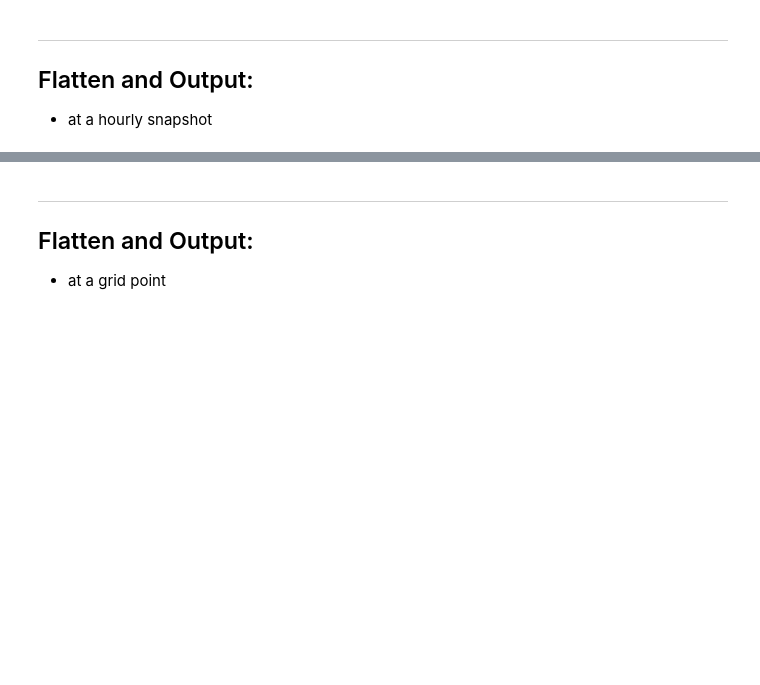
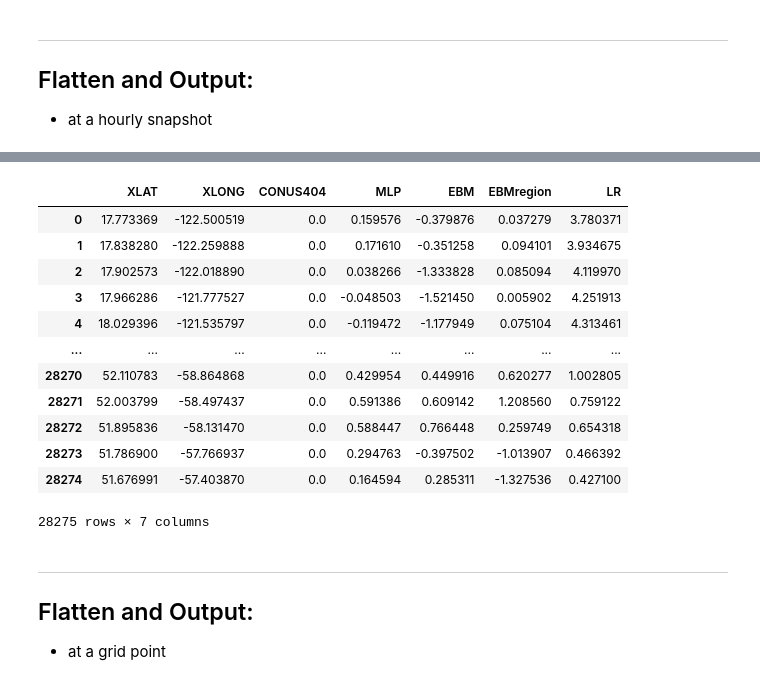
Before and after one commit to yuhungjui/paper_code_2026_WTAYLOR, a Jupyter notebook: output_model_eval.ipynb, the cells around one changed output, grey strips where cells are left out. Cells and saved outputs as stored; diff of their text form; code cells hidden in the pictures; blank space fills up the shorter version.

```diff
--- a/output_model_eval.ipynb
+++ b/output_model_eval.ipynb
@@ -97,16 +97,30 @@ da_ground_truth #.plot()
 # %%
 XLAT_flat = da_ground_truth.XLAT.values.ravel()
 XLONG_flat = da_ground_truth.XLONG.values.ravel()
 
 df_flat = pd.DataFrame({ 'XLAT': XLAT_flat, 'XLONG': XLONG_flat })
 
 df_flat['CONUS404'] = da_ground_truth.values.ravel()
 df_flat['MLP'] = da_prediction_1.values.ravel()
 df_flat['EBM'] = da_prediction_2.values.ravel()
 df_flat['EBMregion'] = da_prediction_3.values.ravel()
-df_flat['LR'] = da_prediction_3.values.ravel()
+df_flat['LR'] = da_prediction_4.values.ravel()
 
 df_flat
+# %% [output]
+|  | XLAT | XLONG | CONUS404 | MLP | EBM | EBMregion | LR |
+| 0 | 17.773369 | -122.500519 | 0.0 | 0.159576 | -0.379876 | 0.037279 | 3.780371 |
+| 1 | 17.838280 | -122.259888 | 0.0 | 0.171610 | -0.351258 | 0.094101 | 3.934675 |
+| 2 | 17.902573 | -122.018890 | 0.0 | 0.038266 | -1.333828 | 0.085094 | 4.119970 |
+| 3 | 17.966286 | -121.777527 | 0.0 | -0.048503 | -1.521450 | 0.005902 | 4.251913 |
+| 4 | 18.029396 | -121.535797 | 0.0 | -0.119472 | -1.177949 | 0.075104 | 4.313461 |
+| ... | ... | ... | ... | ... | ... | ... | ... |
+| 28270 | 52.110783 | -58.864868 | 0.0 | 0.429954 | 0.449916 | 0.620277 | 1.002805 |
+| 28271 | 52.003799 | -58.497437 | 0.0 | 0.591386 | 0.609142 | 1.208560 | 0.759122 |
+| 28272 | 51.895836 | -58.131470 | 0.0 | 0.588447 | 0.766448 | 0.259749 | 0.654318 |
+| 28273 | 51.786900 | -57.766937 | 0.0 | 0.294763 | -0.397502 | -1.013907 | 0.466392 |
+| 28274 | 51.676991 | -57.403870 | 0.0 | 0.164594 | 0.285311 | -1.327536 | 0.427100 |
+28275 rows × 7 columns
 # %%
 df_flat.to_parquet('./Data/caig_model_eval.parquet', index=False)
 # %% [markdown]
```
Also changed, not shown: parts of 5 cells of this notebook, 2 other files.
